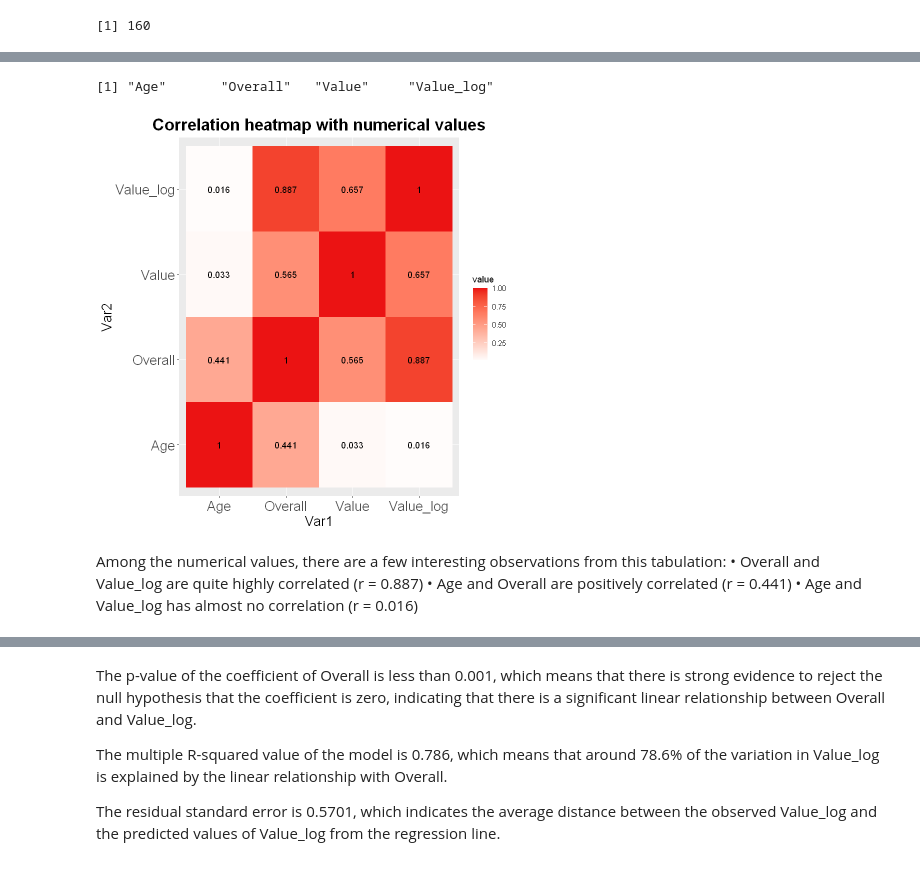
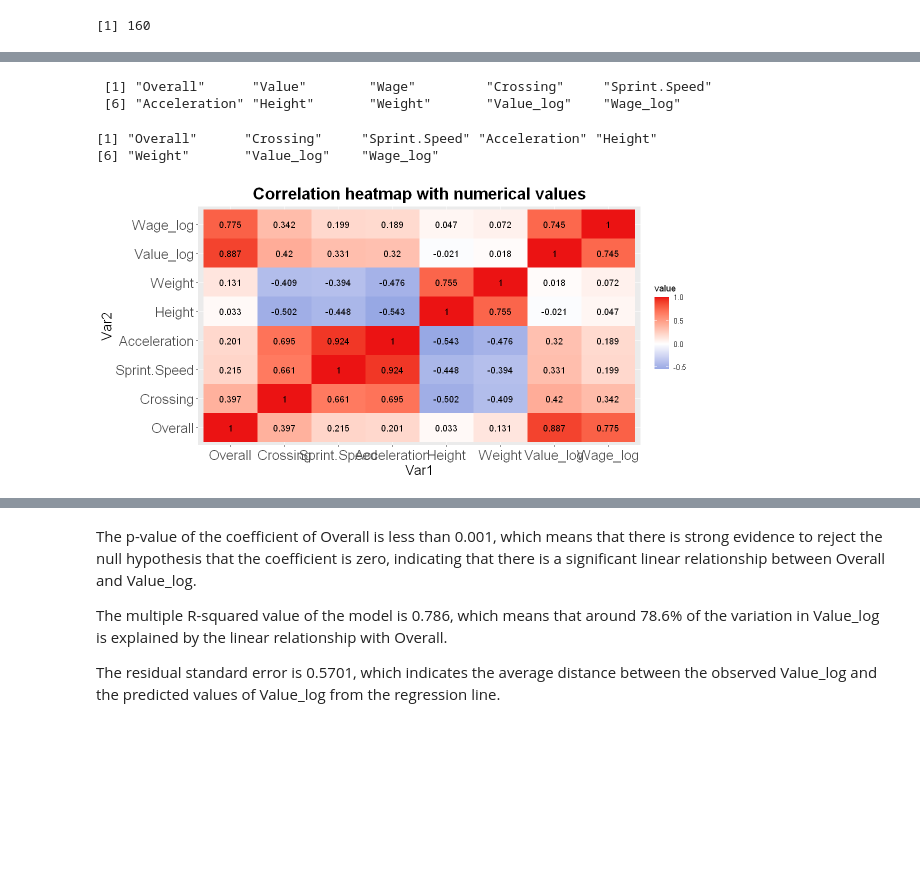
Before and after one commit to YoNG-Zaii/MH3511-FIFA-Analysis, a Jupyter notebook: Max MH3511 Report.ipynb, the cells around one changed output, grey strips where cells are left out. Saved outputs shown, nothing was run; the diff lists cells and outputs as text; code cells hidden in the pictures; blank space fills up the shorter version.

```diff
--- a/Max MH3511 Report.ipynb
+++ b/Max MH3511 Report.ipynb
@@ -62,7 +74,7 @@ head(team_only)
 # %% [output]
 ERROR: Error in fix.by(by.x, x): 'by' must specify a uniquely valid column
 # %%
-data <- players[c('Age', 'Nationality', 'Overall', 'Value.in.Euro.')]
+data <- players[c('Nationality', 'Overall', 'Value.in.Euro.', 'Wage.in.Euro.', 'Crossing', 'Sprint.Speed', 'Acceleration', 'Height.in.cm.','Weight.in.kg.')]
 head(data)
 dim(data)
 # %% [output]
@@ -221,7 +359,9 @@ dim(zero_rm_data)
 # %%
 #Log transformation of the Value
 zero_rm_data$Value_log <- log(zero_rm_data$Value)
+zero_rm_data$Wage_log <- log(zero_rm_data$Wage)
 summary(zero_rm_data$Value_log)
+summary(zero_rm_data$Wage_log)
 # %% [output]
    Min. 1st Qu.  Median    Mean 3rd Qu.    Max.
   9.105  13.122  13.816  13.894  14.509  19.065
@@ -294,29 +641,29 @@ treemap(nationality_counts, index = "Nationality", vSize = "Count",
 # %%
 #Select numerical column
-num_cols <- select_if(zero_rm_data, is.numeric)
-colnames(num_cols)
+num_data <- select_if(zero_rm_data, is.numeric)
+colnames(num_data)
+num_data <- num_data %>% select(-c("Value", "Wage"))
+colnames(num_data)
 # %% [output]
-[1] "Age"       "Overall"   "Value"     "Value_log"
+ [1] "Overall"      "Value"        "Wage"         "Crossing"     "Sprint.Speed"
+ [6] "Acceleration" "Height"       "Weight"       "Value_log"    "Wage_log"
+[1] "Overall"      "Crossing"     "Sprint.Speed" "Acceleration" "Height"
+[6] "Weight"       "Value_log"    "Wage_log"
 # %%
 #Correlation of each numerical values
-corr_mat <- cor(num_cols)
+corr_mat <- cor(num_data)
 melted_corr_mat <- melt(corr_mat)
 
 # Create the heatmap
 heatmap <- ggplot(data = melted_corr_mat, aes(x = Var1, y = Var2, fill = value)) +
   geom_tile() +
   geom_text(aes(label = round(value, 3))) +
   scale_fill_gradient2(low = "#0066CC", mid = "white", high = "#EB1313", midpoint = 0) +
   labs(title = "Correlation heatmap with numerical values") +
   theme(plot.title = element_text(size = 20, face = "bold", hjust = 0.5),
         axis.title = element_text(size = 16),
         axis.text = element_text(size = 16))
 
 plot(heatmap)
 # %% [output]
-[figure, old version]
+[figure, new version]
-# %% [markdown]
-Among the numerical values, there are a few interesting observations from this tabulation:
-• Overall and Value_log are quite highly correlated (r = 0.887)
-• Age and Overall are positively correlated (r = 0.441)
-• Age and Value_log has almost no correlation (r = 0.016)
```
Also changed, not shown: parts of 46 cells of this notebook.
